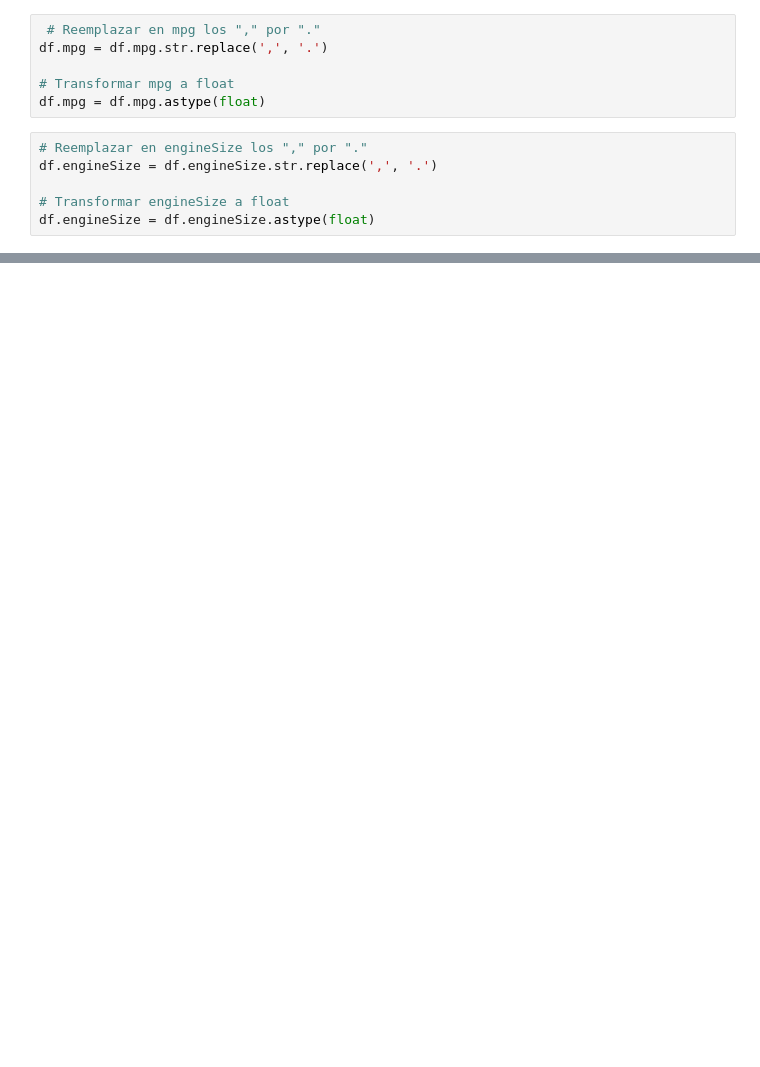
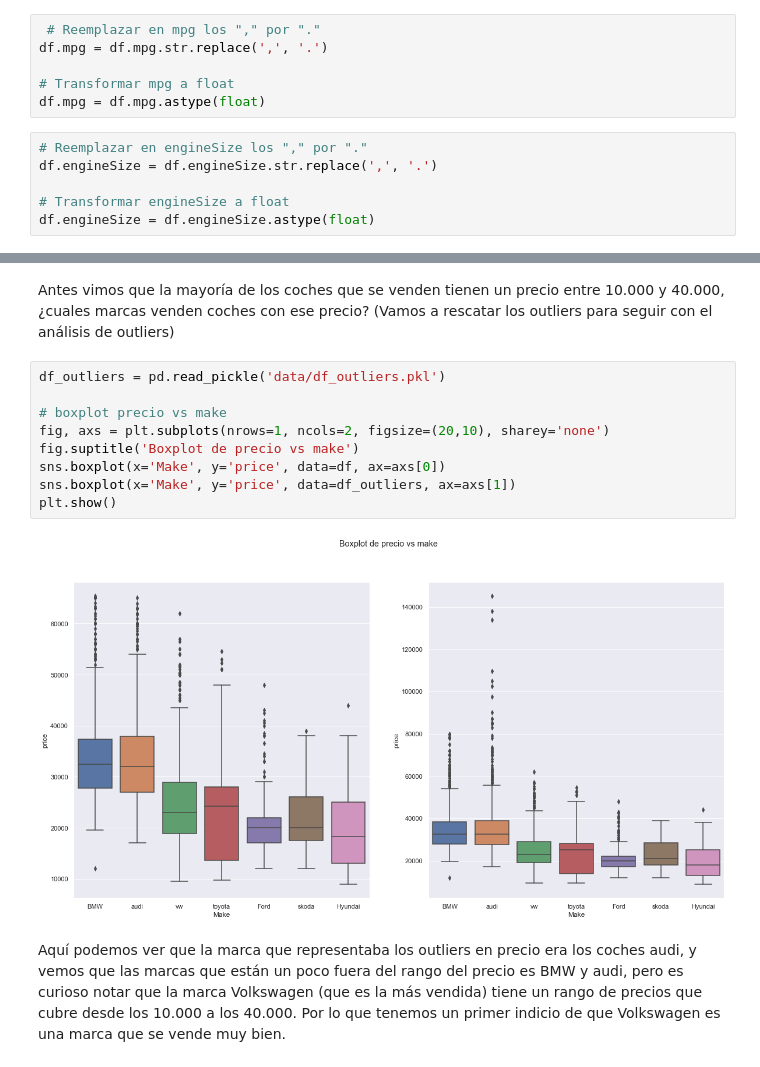
Before and after one commit to carloscabruja/EDA_Autos, a Jupyter notebook: exploratory_data_analysis.ipynb, the cells around one changed output, grey strips where cells are left out. Cells and saved outputs as stored; diff of their text form; blank space fills up the shorter version.

```diff
--- a/exploratory_data_analysis.ipynb
+++ b/exploratory_data_analysis.ipynb
@@ -118,0 +273,15 @@ array([2. , 1.5, 1. , 3. , 1.4, 1.6, 1.2, 2.4, 5. , 2.5, 0. , 2.8, 1.8,
+# %% [markdown]
+Antes vimos que la mayoría de los coches que se venden tienen un precio entre 10.000 y 40.000, ¿cuales marcas venden coches con ese precio? (Vamos a rescatar los outliers para seguir con el análisis de outliers)
+# %%
+df_outliers = pd.read_pickle('data/df_outliers.pkl')
+
+# boxplot precio vs make
+fig, axs = plt.subplots(nrows=1, ncols=2, figsize=(20,10), sharey='none')
+fig.suptitle('Boxplot de precio vs make')
+sns.boxplot(x='Make', y='price', data=df, ax=axs[0])
+sns.boxplot(x='Make', y='price', data=df_outliers, ax=axs[1])
+plt.show()
+# %% [output]
+[figure, added]
+# %% [markdown]
+Aquí podemos ver que la marca que representaba los outliers en precio era los coches audi, y vemos que las marcas que están un poco fuera del rango del precio es BMW y audi, pero es curioso notar que la marca Volkswagen (que es la más vendida) tiene un rango de precios que cubre desde los 10.000 a los 40.000. Por lo que tenemos un primer indicio de que Volkswagen es una marca que se vende muy bien.
```
Also changed, not shown: parts of 31 cells of this notebook, 3 other files.
